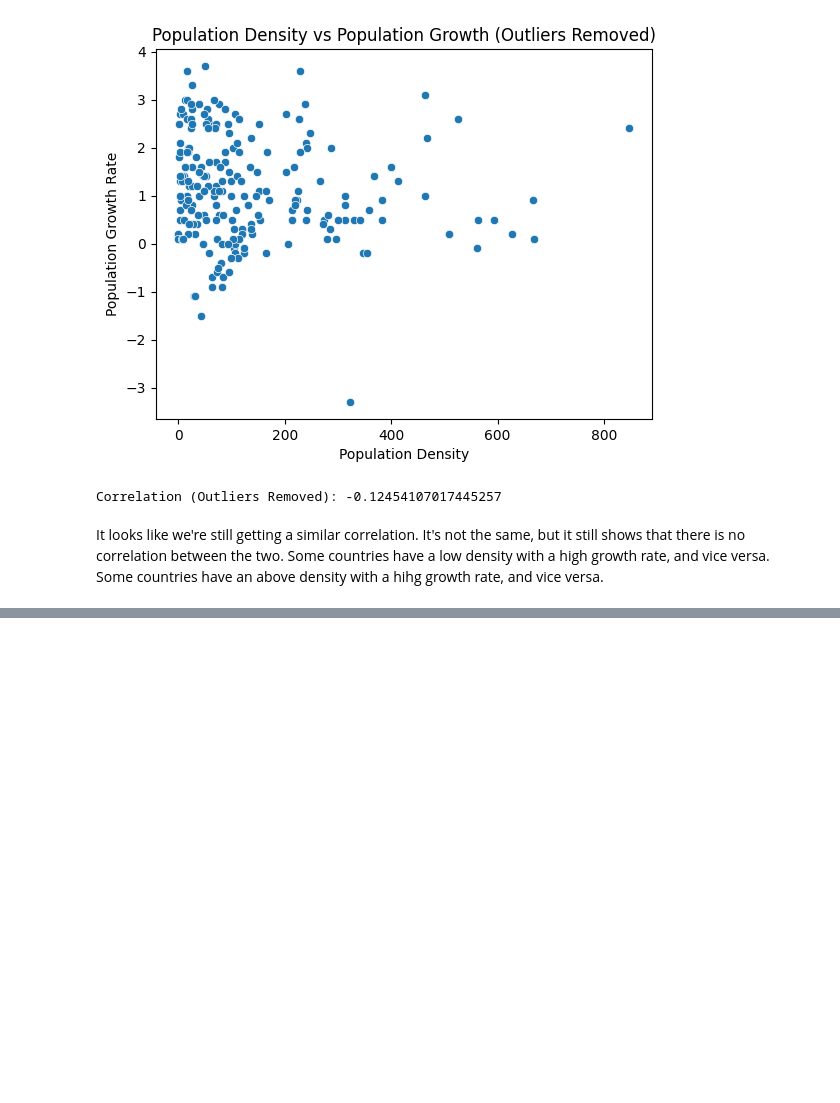
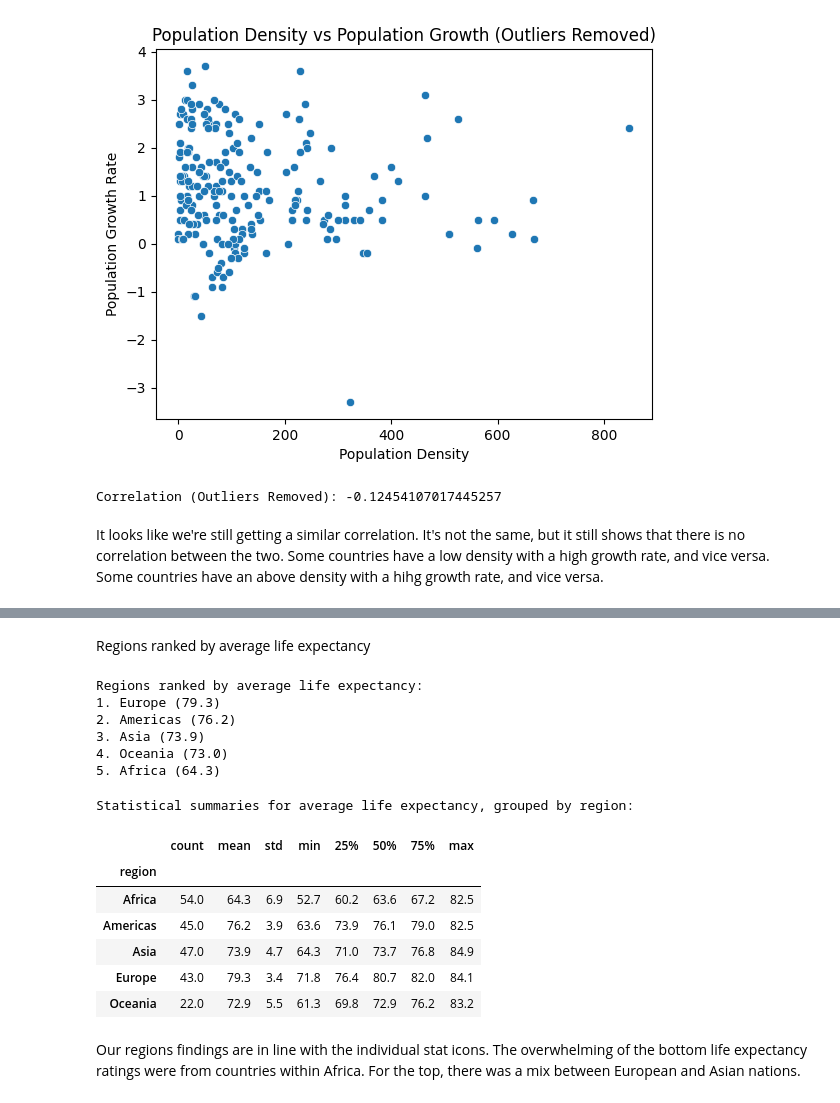
Before and after one commit to McMeans/ds2002_project1, a Jupyter notebook: project.ipynb, the cells around one changed output, grey strips where cells are left out. Cells and saved outputs as stored; diff of their text form; code cells hidden in the pictures; blank space fills up the shorter version.

```diff
--- a/project.ipynb
+++ b/project.ipynb
@@ -84,10 +92,10 @@ def convert_from_csv(csv_file_path, result_type):
 # **Retrieving Input Data (countries_data.csv)**
 # %%
 # load data
-df = pd.read_csv('input_data/countries_data.csv')
+csv_df = pd.read_csv('input_data/countries_input.csv')
 
 # show df
-df
+csv_df
 # %% [output]
 |  | name | capital | population | area | region |
 | 0 | South Georgia | King Edward Point | 30 | 3903.0 | Antarctic |
@@ -359,14 +369,14 @@ Here's the columns we'll pull from the two DFs:
 # %%
 # merge the two dataframes together
 # only include countries in both dfs
-df_1 = df[~df['name'].isin(error_countries)][['name', 'capital', 'region','area']].sort_values(by='name')
+df_1 = csv_df[~csv_df['name'].isin(error_countries)][['name', 'capital', 'region','area']].sort_values(by='name')
 df_2 = api_df[['name', 'population', 'pop_density', 'urban_population', 'pop_growth',
                'urban_population_growth', 'gdp', 'gdp_per_capita', 'gdp_growth',
                'average_life_expectancy', 'life_expectancy_male', 'life_expectancy_female',
                'unemployment', 'internet_users']].sort_values(by='name')
-merged_df = pd.merge(df_1, df_2, on='name')
+df = pd.merge(df_1, df_2, on='name')
 
-merged_df
+df
 # %% [output]
 |  | name | capital | region | area | population | pop_density | urban_population | pop_growth | ... |
 | 0 | Afghanistan | Kabul | Asia | 652230.0 | 38928.0 | 59.6 | 25.8 | 2.5 | ... |
@@ -479,0 +588,35 @@ It looks like we're still getting a similar correlation. It's not the same, but
+# %% [markdown]
+Regions ranked by average life expectancy
+# %%
+# average life expectancy, grouped by region
+average_life_expectancy_by_region = df.groupby('region')['average_life_expectancy'].mean().round(1)
+
+# print results
+print("Regions ranked by average life expectancy:")
+for i, (region, avg_life_expectancy) in enumerate(sorted(average_life_expectancy_by_region.items(), key=lambda x: x[1], reverse=True), start=1):
+    print(f"{i}. {region} ({avg_life_expectancy})")
+# %% [output]
+Regions ranked by average life expectancy:
+1. Europe (79.3)
+2. Americas (76.2)
+3. Asia (73.9)
+4. Oceania (73.0)
+5. Africa (64.3)
+# %%
+# statistical summaries for average life expectancy, grouped by region
+average_life_expectancy_summaries = df.groupby('region')['average_life_expectancy'].describe().round(1)
+
+# print summaries
+print("Statistical summaries for average life expectancy, grouped by region:")
+display(average_life_expectancy_summaries)
+# %% [output]
+Statistical summaries for average life expectancy, grouped by region:
+|  | count | mean | std | min | 25% | 50% | 75% | max |
+| region |  |  |  |  |  |  |  |  |
+| Africa | 54.0 | 64.3 | 6.9 | 52.7 | 60.2 | 63.6 | 67.2 | 82.5 |
+| Americas | 45.0 | 76.2 | 3.9 | 63.6 | 73.9 | 76.1 | 79.0 | 82.5 |
+| Asia | 47.0 | 73.9 | 4.7 | 64.3 | 71.0 | 73.7 | 76.8 | 84.9 |
+| Europe | 43.0 | 79.3 | 3.4 | 71.8 | 76.4 | 80.7 | 82.0 | 84.1 |
+| Oceania | 22.0 | 72.9 | 5.5 | 61.3 | 69.8 | 72.9 | 76.2 | 83.2 |
+# %% [markdown]
+Our regions findings are in line with the individual stat icons. The overwhelming of the bottom life expectancy ratings were from countries within Africa. For the top, there was a mix between European and Asian nations.
```
Also changed, not shown: parts of 28 cells of this notebook, 5 other files.
